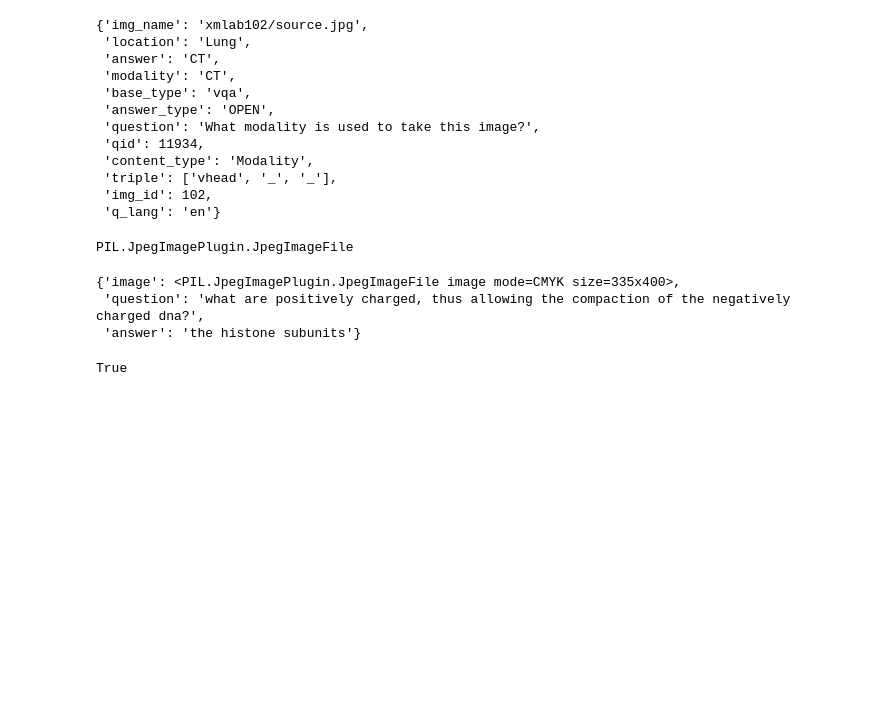
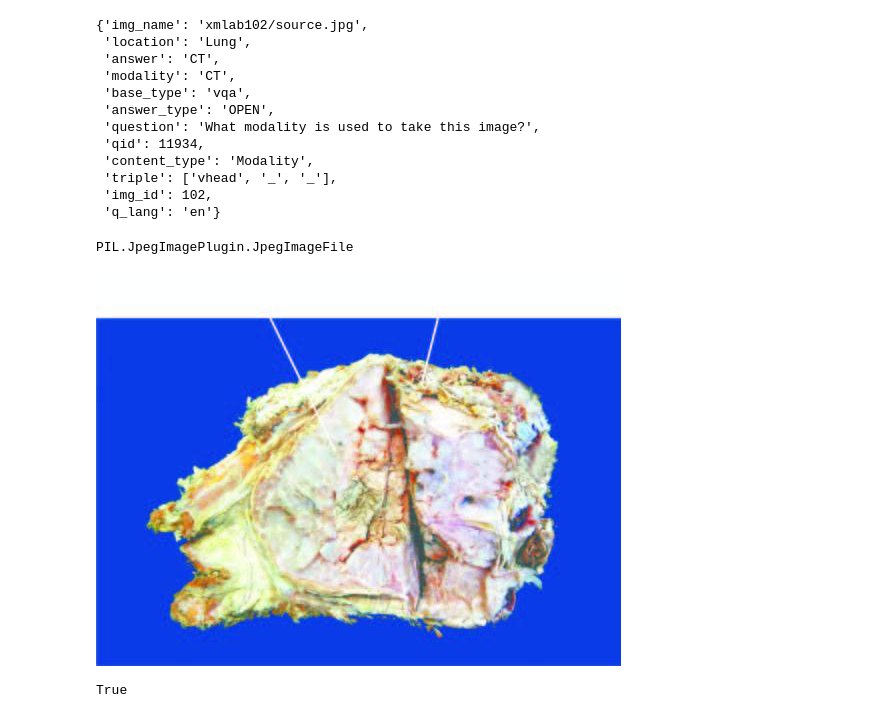
Before and after one commit to Nanboy-Ronan/MedVLMBench, a Jupyter notebook: dataset/test.ipynb, the cells around one changed output. Saved outputs shown, nothing was run; the diff lists cells and outputs as text; code cells hidden in the pictures; blank space fills up the shorter version.

```diff
--- a/dataset/test.ipynb
+++ b/dataset/test.ipynb
@@ -81,19 +81,15 @@ ds[0]
 # %%
 ds = load_dataset("flaviagiammarino/path-vqa", split="test")
 
-item = ds[0]
+item = ds[51]
 # %%
 type(ds[3]["image"])
 # %% [output]
 PIL.JpegImagePlugin.JpegImageFile
 # %%
 item["image"].convert("RGB")
-
-item
 # %% [output]
-{'image': <PIL.JpegImagePlugin.JpegImageFile image mode=CMYK size=335x400>,
- 'question': 'what are positively charged, thus allowing the compaction of the negatively charged dna?',
- 'answer': 'the histone subunits'}
+[figure, added]
 # %%
 out = "yes, 1sa33"
 ans = "yes"
```
Also changed, not shown: 3 other files.
